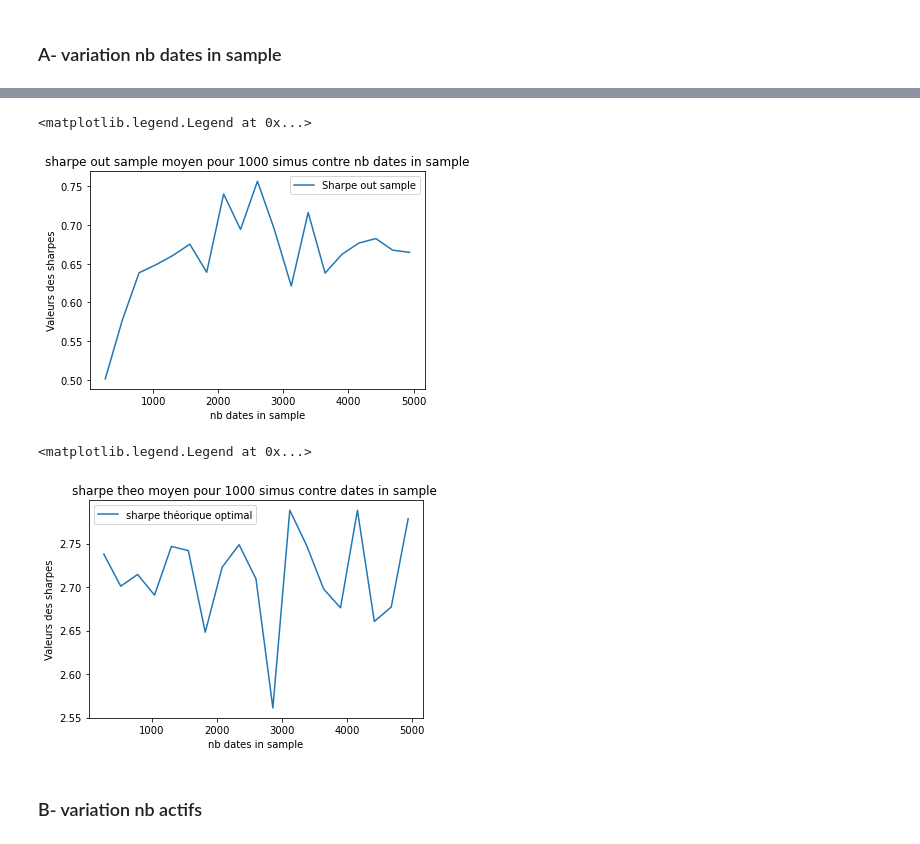
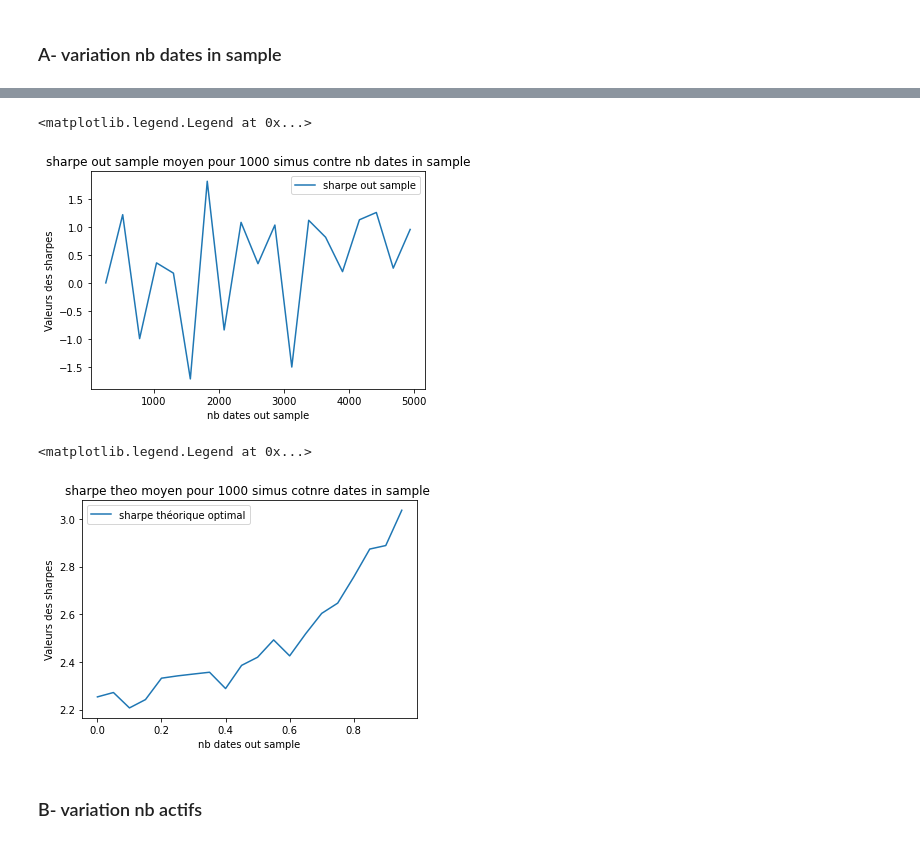
Before and after one commit to PyTomSss/StatApp_M1_ENSAE, a Jupyter notebook: Brouillon_Jean-Lou/modele avec signaux fonctions.ipynb, the cells around one changed output, grey strips where cells are left out. Drawn from its saved outputs; the diff is of its cells as text; code cells hidden in the pictures.

```diff
--- a/Brouillon_Jean-Lou/modele avec signaux fonctions.ipynb
+++ b/Brouillon_Jean-Lou/modele avec signaux fonctions.ipynb
@@ -581,12 +544,12 @@ Le temps d'exécution est de 1741.17 secondes.
 [ 260  520  780 1040 1300 1560 1820 2080 2340 2600 2860 3120 3380 3640
  3900 4160 4420 4680 4940]
 # %%
-plt.plot(abscisse_ridge_dates, sharpe_os_ridge_dates, label='Sharpe out sample')
+plt.plot(abscisse_ridge_dates, sharpe_os_ridge_dates, label='sharpe out sample')
 #plt.plot(abscisse_correl, sharpe_theo_correl, label='sharpe théorique optimal')
 #plt.plot(x, z-y, label='écart entre sharpe OS et théorique')
 
     # Ajouter des labels et un titre
-plt.xlabel('nb dates in sample')
+plt.xlabel('nb dates out sample')
 plt.ylabel('Valeurs des sharpes')
 plt.title('sharpe out sample moyen pour 1000 simus contre nb dates in sample')
 
@@ -594,21 +557,21 @@ plt.title('sharpe out sample moyen pour 1000 simus contre nb dates in sample')
 plt.legend()
 # %% [output]
 <matplotlib.legend.Legend at 0x...>
-[figure, old version]
+[figure, new version]
 # %%
-plt.plot(abscisse_ridge_dates, sharpe_theo_ridge_dates, label='sharpe théorique optimal')
+plt.plot(abscisse_correl, sharpe_theo_correl, label='sharpe théorique optimal')
 #plt.plot(x, z-y, label='écart entre sharpe OS et théorique')
 
     # Ajouter des labels et un titre
-plt.xlabel('nb dates in sample')
+plt.xlabel('nb dates out sample')
 plt.ylabel('Valeurs des sharpes')
-plt.title('sharpe theo moyen pour 1000 simus contre dates in sample ')
+plt.title('sharpe theo moyen pour 1000 simus cotnre dates in sample ')
 
     # Ajouter une légende
 plt.legend()
 # %% [output]
 <matplotlib.legend.Legend at 0x...>
-[figure, old version]
+[figure, new version]
 # %% [markdown]
 ### B- variation nb actifs
 # %%
```
Also changed, not shown: parts of 29 cells of this notebook.
